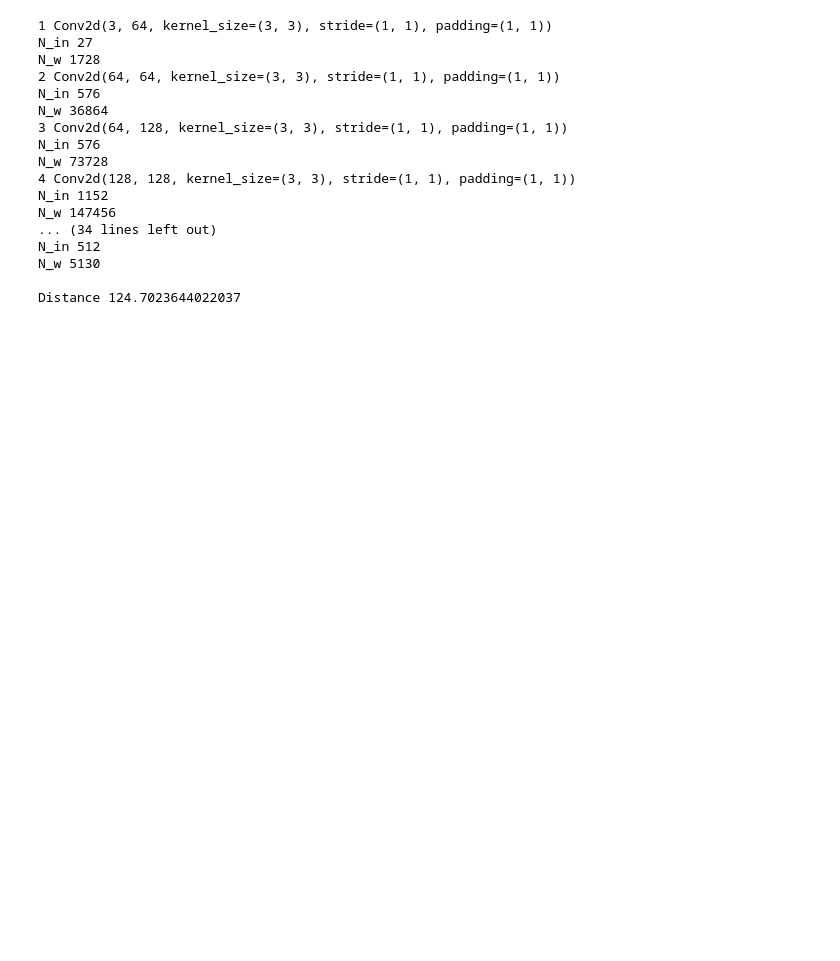
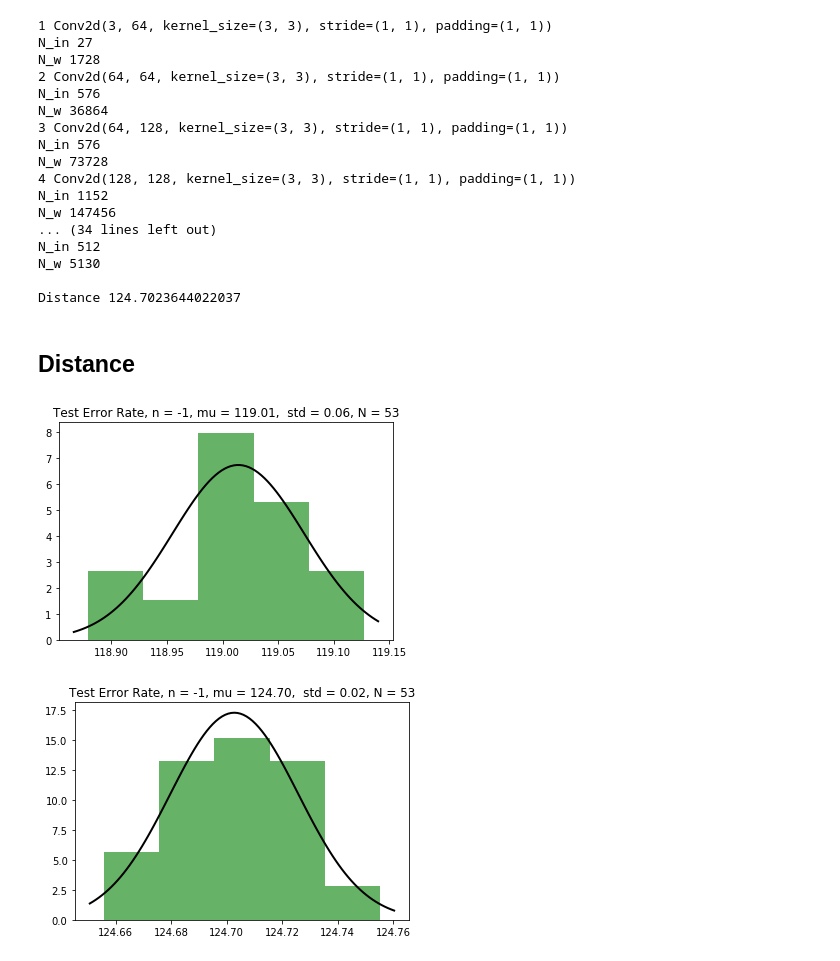
Before and after one commit to avecplezir/dnn-mode-connectivity, a Jupyter notebook: compute_statistic.ipynb, the cells around one changed output. Saved outputs shown, nothing was run; the diff lists cells and outputs as text; code cells hidden in the pictures; blank space fills up the shorter version.

```diff
--- a/compute_statistic.ipynb
+++ b/compute_statistic.ipynb
@@ -99,0 +100,8 @@ from scipy.stats import norm
+# %% [markdown]
+## Distance
+# %%
+plot_stat(-1, bins=5, name='100middle_point_stat.p')
+plot_stat(-1, bins=5, name='2middle_point_stat.p')
+# %% [output]
+[figure, added]
+[figure, added]
```
Also changed, not shown: parts of 16 cells of this notebook, 26 other files.
